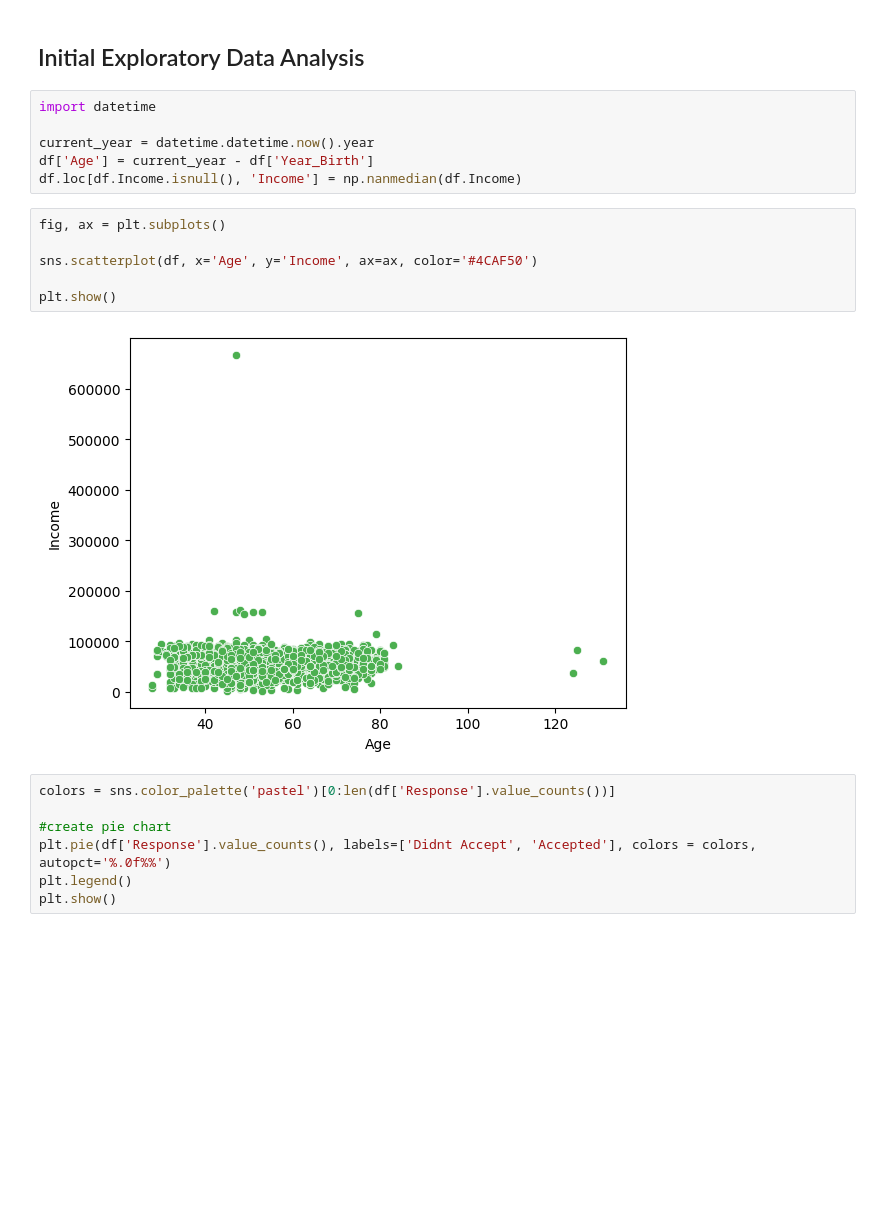
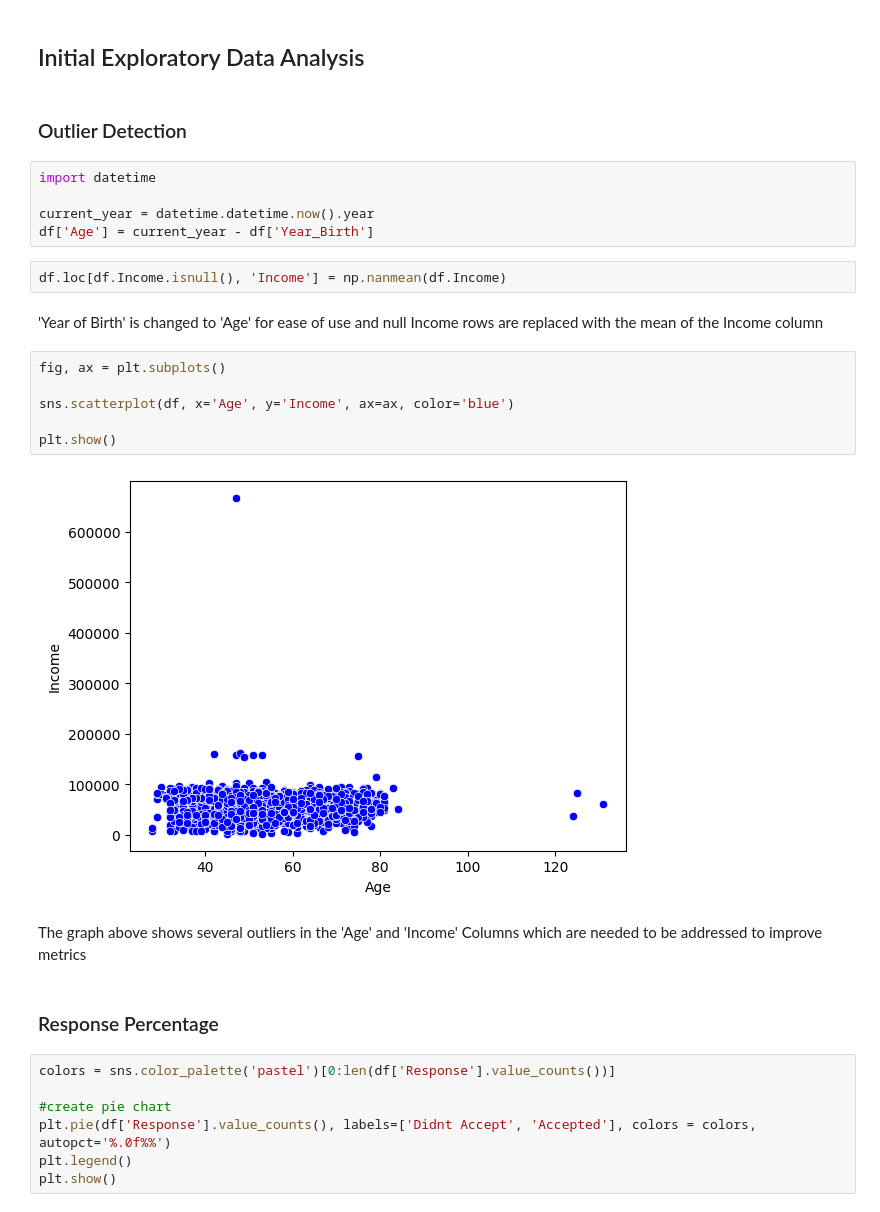
Before and after one commit to angelodelapaz/CustomerReesponsePredictionModel, a Jupyter notebook: copy1.ipynb, the cells around one changed output. Saved outputs shown, nothing was run; the diff lists cells and outputs as text; blank space fills up the shorter version.

```diff
--- a/copy1.ipynb
+++ b/copy1.ipynb
@@ -111,19 +141,28 @@ array(['Divorced', 'Single', 'Married', 'Together', 'Widow', 'YOLO',
 # %% [markdown]
 ## Initial Exploratory Data Analysis
+# %% [markdown]
+### Outlier Detection
 # %%
 import datetime
 
 current_year = datetime.datetime.now().year
 df['Age'] = current_year - df['Year_Birth']
-df.loc[df.Income.isnull(), 'Income'] = np.nanmedian(df.Income)
+# %%
+df.loc[df.Income.isnull(), 'Income'] = np.nanmean(df.Income)
+# %% [markdown]
+'Year of Birth' is changed to 'Age' for ease of use and null Income rows are replaced with the mean of the Income column
 # %%
 fig, ax = plt.subplots()
 
-sns.scatterplot(df, x='Age', y='Income', ax=ax, color='#4CAF50')
+sns.scatterplot(df, x='Age', y='Income', ax=ax, color='blue')
 
 plt.show()
 # %% [output]
-[figure, old version]
+[figure, new version]
+# %% [markdown]
+The graph above shows several outliers in the 'Age' and 'Income' Columns which are needed to be addressed to improve metrics
+# %% [markdown]
+### Response Percentage
 # %%
 colors = sns.color_palette('pastel')[0:len(df['Response'].value_counts())]
 
```
Also changed, not shown: parts of 29 cells of this notebook.
